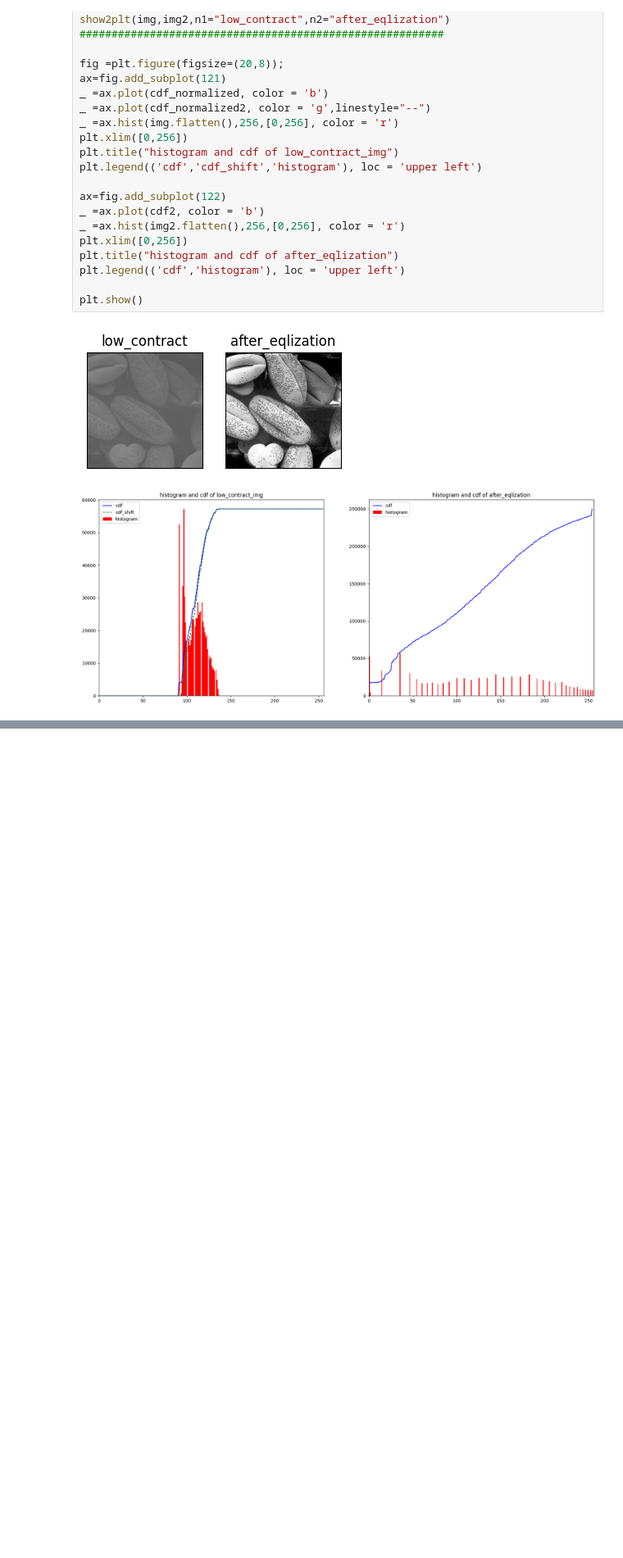
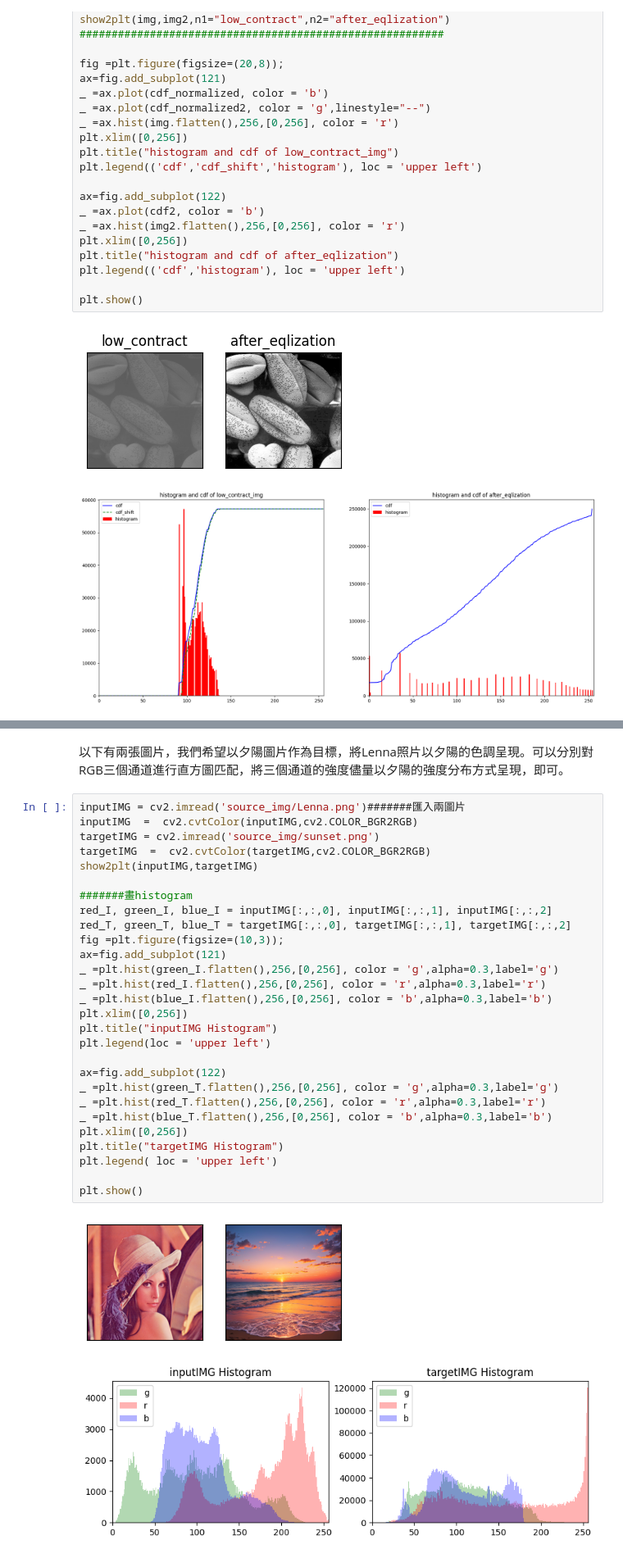
Before and after one commit to HelpHelpHelp-Charlie/DIP_learning, a Jupyter notebook: CH3.ipynb, the cells around one changed output, grey strips where cells are left out. Shown at 82% size. Saved outputs shown, nothing was run; the diff lists cells and outputs as text; blank space fills up the shorter version.

```diff
--- a/CH3.ipynb
+++ b/CH3.ipynb
@@ -240,0 +247,33 @@ plt.show()
+# %% [markdown]
+以下有兩張圖片，我們希望以夕陽圖片作為目標，將Lenna照片以夕陽的色調呈現。可以分別對RGB三個通道進行直方圖匹配，將三個通道的強度儘量以夕陽的強度分布方式呈現，即可。
+# %%
+inputIMG = cv2.imread('source_img/Lenna.png')#######匯入兩圖片
+inputIMG  =  cv2.cvtColor(inputIMG,cv2.COLOR_BGR2RGB)
+targetIMG = cv2.imread('source_img/sunset.png')
+targetIMG  =  cv2.cvtColor(targetIMG,cv2.COLOR_BGR2RGB)
+show2plt(inputIMG,targetIMG)
+
+#######畫histogram
+red_I, green_I, blue_I = inputIMG[:,:,0], inputIMG[:,:,1], inputIMG[:,:,2]
+red_T, green_T, blue_T = targetIMG[:,:,0], targetIMG[:,:,1], targetIMG[:,:,2]
+fig =plt.figure(figsize=(10,3));
+ax=fig.add_subplot(121)
+_ =plt.hist(green_I.flatten(),256,[0,256], color = 'g',alpha=0.3,label='g')
+_ =plt.hist(red_I.flatten(),256,[0,256], color = 'r',alpha=0.3,label='r')
+_ =plt.hist(blue_I.flatten(),256,[0,256], color = 'b',alpha=0.3,label='b')
+plt.xlim([0,256])
+plt.title("inputIMG Histogram")
+plt.legend(loc = 'upper left')
+
+ax=fig.add_subplot(122)
+_ =plt.hist(green_T.flatten(),256,[0,256], color = 'g',alpha=0.3,label='g')
+_ =plt.hist(red_T.flatten(),256,[0,256], color = 'r',alpha=0.3,label='r')
+_ =plt.hist(blue_T.flatten(),256,[0,256], color = 'b',alpha=0.3,label='b')
+plt.xlim([0,256])
+plt.title("targetIMG Histogram")
+plt.legend( loc = 'upper left')
+
+plt.show()
+# %% [output]
+[figure, added]
+[figure, added]
```
Also changed, not shown: parts of 2 cells of this notebook, 1 other file.
